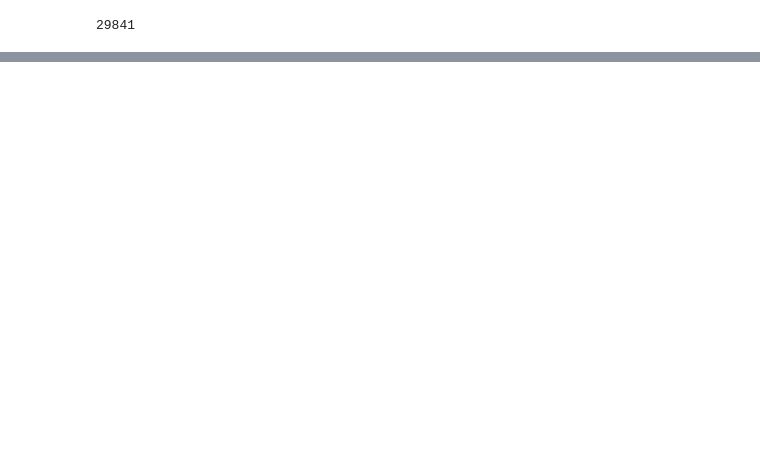
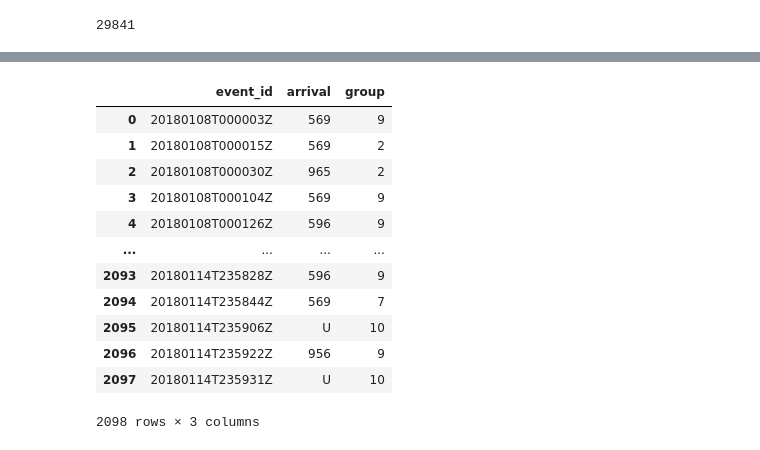
Before and after one commit to JMagyar15/sorsdal-analysis, a Jupyter notebook: notebooks/Sorsdal Plots.ipynb, the cells around one changed output, grey strips where cells are left out. Cells and saved outputs as stored; diff of their text form; code cells hidden in the pictures; blank space fills up the shorter version.

```diff
--- a/notebooks/Sorsdal Plots.ipynb
+++ b/notebooks/Sorsdal Plots.ipynb
@@ -1207,0 +1274,16 @@ np.sum(table.T['Auto N'])
+# %%
+pd.read_csv(os.path.join(c_path,'classified_catalogue.csv'),index_col=0)
+# %% [output]
+|  | event_id | arrival | group |
+| 0 | 20180108T000003Z | 569 | 9 |
+| 1 | 20180108T000015Z | 569 | 2 |
+| 2 | 20180108T000030Z | 965 | 2 |
+| 3 | 20180108T000104Z | 569 | 9 |
+| 4 | 20180108T000126Z | 596 | 9 |
+| ... | ... | ... | ... |
+| 2093 | 20180114T235828Z | 596 | 9 |
+| 2094 | 20180114T235844Z | 569 | 7 |
+| 2095 | 20180114T235906Z | U | 10 |
+| 2096 | 20180114T235922Z | 956 | 9 |
+| 2097 | 20180114T235931Z | U | 10 |
+2098 rows × 3 columns
```
Also changed, not shown: parts of 11 cells of this notebook, 3 other files.
